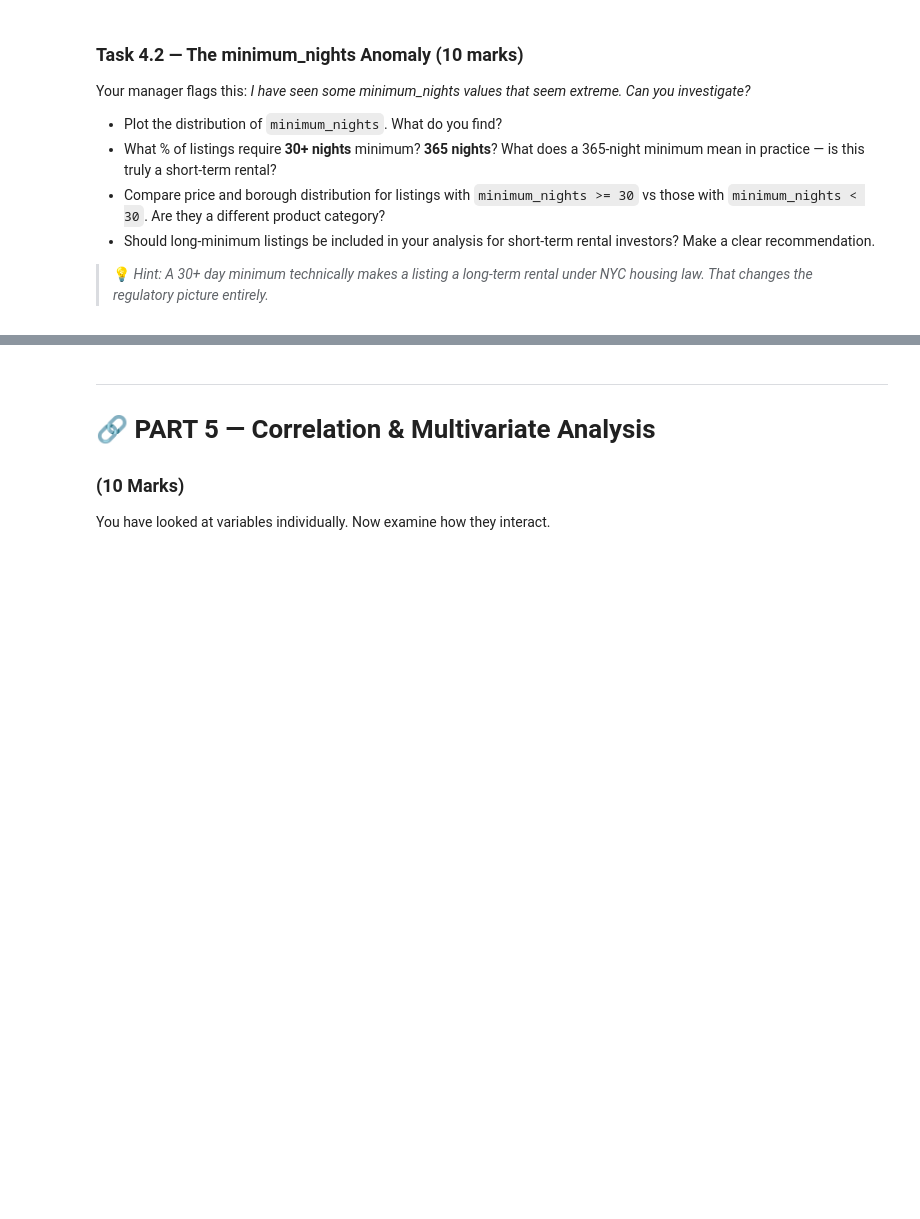
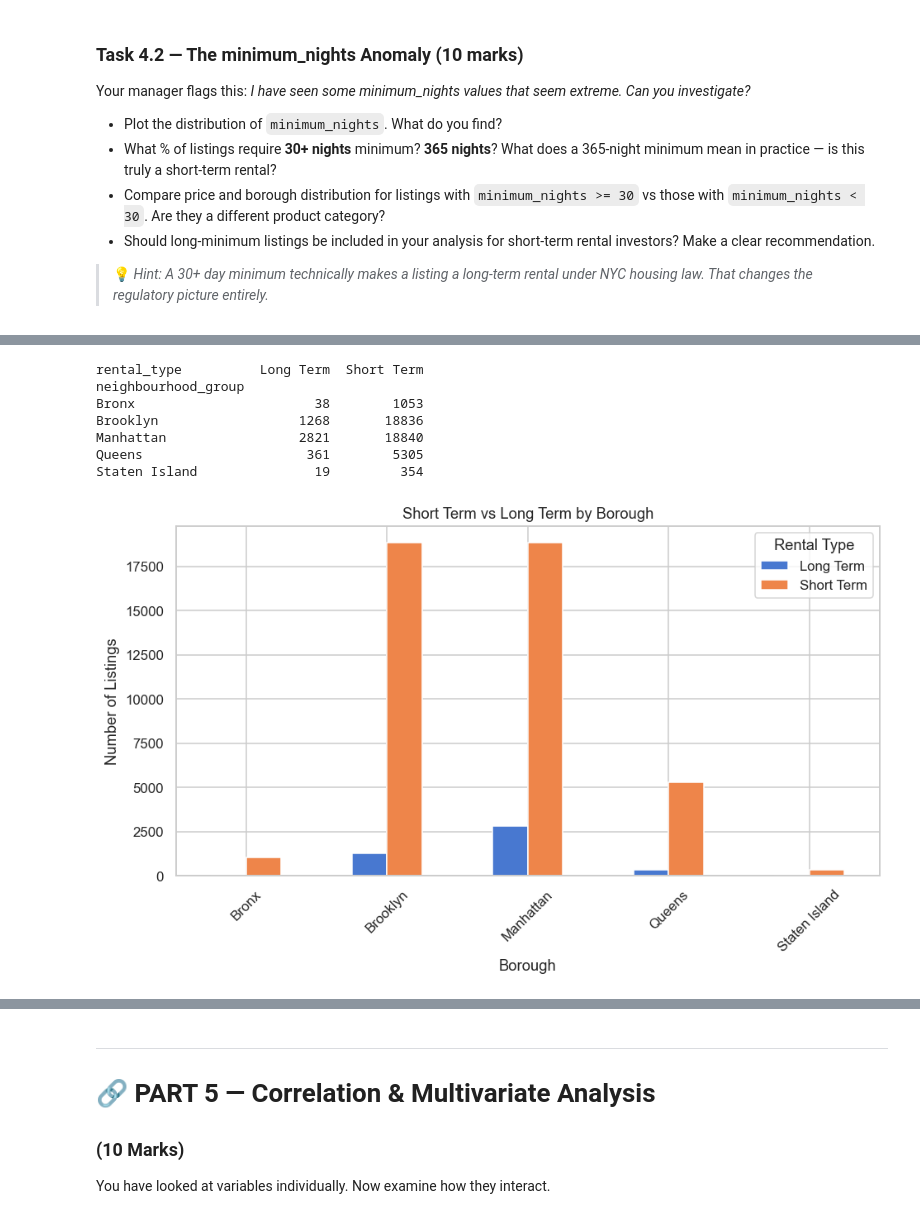
Before and after one commit to tashfeen786/Netsol-week-2, a Jupyter notebook: EDA_Assignment_NYC_Airbnb .ipynb, the cells around one changed output, grey strips where cells are left out. Cells and saved outputs as stored; diff of their text form; code cells hidden in the pictures; blank space fills up the shorter version.

```diff
--- a/EDA_Assignment_NYC_Airbnb .ipynb
+++ b/EDA_Assignment_NYC_Airbnb .ipynb
@@ -1014,0 +1067,22 @@ Your manager flags this: *I have seen some minimum_nights values that seem extre
+# %%
+# Borough mein kitne short vs long term hain
+borough_type = df.groupby(['neighbourhood_group', 'rental_type']).size().unstack()
+print(borough_type)
+
+# Bar chart
+borough_type.plot(kind='bar', figsize=(10, 5), edgecolor='white')
+plt.title('Short Term vs Long Term by Borough')
+plt.xlabel('Borough')
+plt.ylabel('Number of Listings')
+plt.xticks(rotation=45)
+plt.legend(title='Rental Type')
+plt.show()
+# %% [output]
+rental_type          Long Term  Short Term
+neighbourhood_group
+Bronx                       38        1053
+Brooklyn                  1268       18836
+Manhattan                 2821       18840
+Queens                     361        5305
+Staten Island               19         354
+[figure, added]
```
Also changed, not shown: parts of 7 cells of this notebook.
